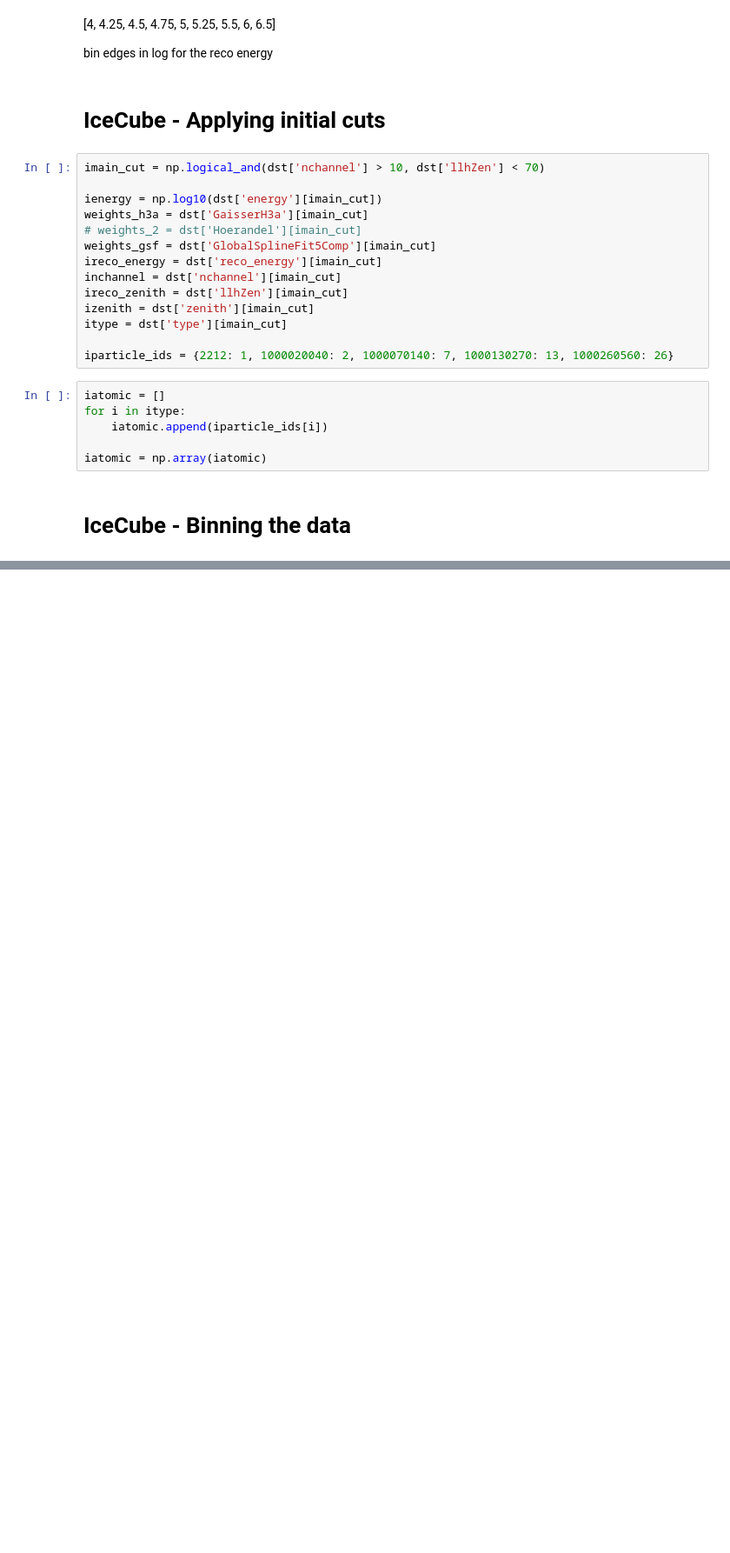
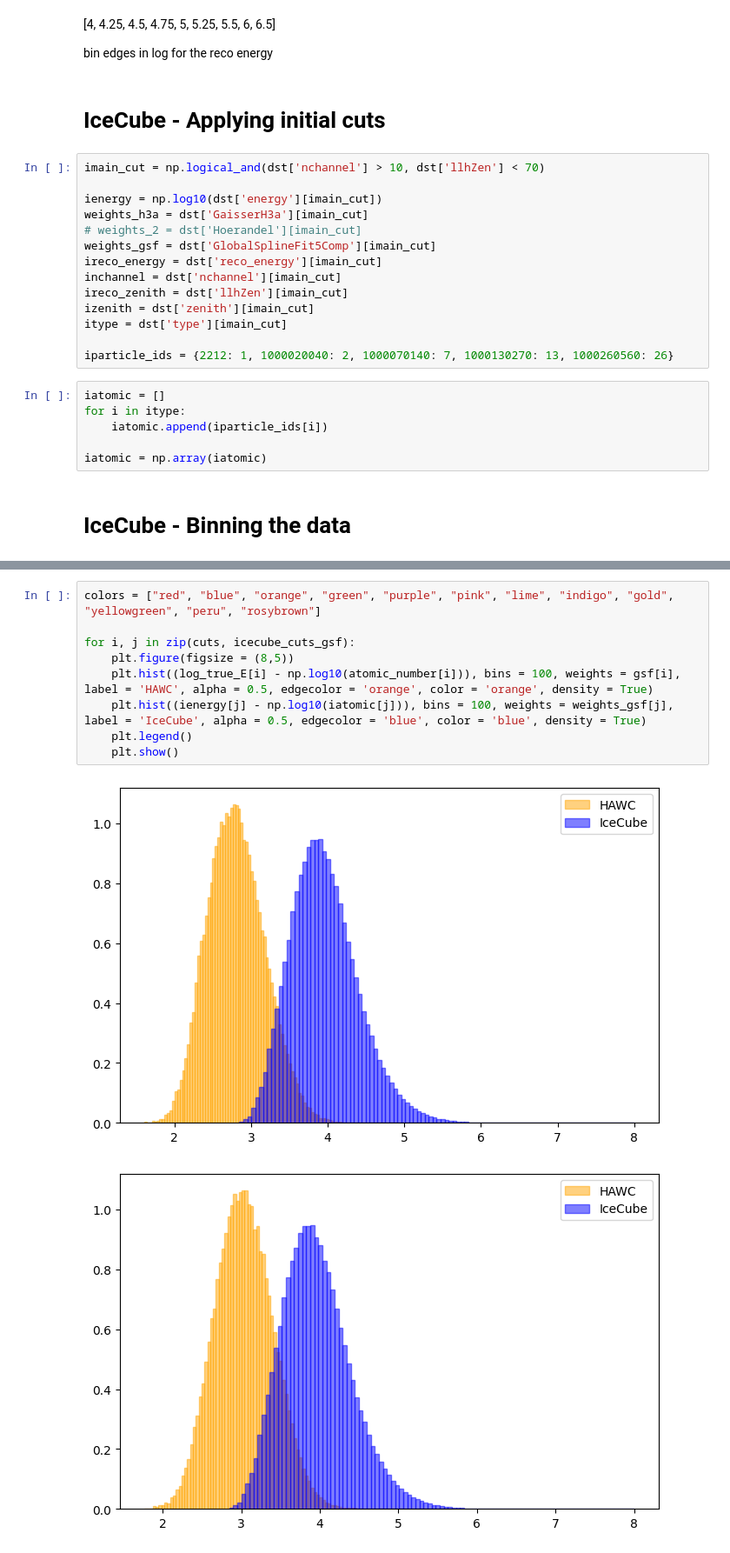
Before and after one commit to riyakore/WIPAC, a Jupyter notebook: HAWC_IceCube_Collab.ipynb, the cells around one changed output, grey strips where cells are left out. Shown at 87% size. Drawn from its saved outputs; the diff is of its cells as text; blank space fills up the shorter version.

```diff
--- a/HAWC_IceCube_Collab.ipynb
+++ b/HAWC_IceCube_Collab.ipynb
@@ -651,0 +558,12 @@ array([4.42289448, 4.5216279 , 4.63815641, ..., 4.31678152, 4.15810585,
+# %%
+colors = ["red", "blue", "orange", "green", "purple", "pink", "lime", "indigo", "gold", "yellowgreen", "peru", "rosybrown"]
+
+for i, j in zip(cuts, icecube_cuts_gsf):
+    plt.figure(figsize = (8,5))
+    plt.hist((log_true_E[i] - np.log10(atomic_number[i])), bins = 100, weights = gsf[i], label = 'HAWC', alpha = 0.5, edgecolor = 'orange', color = 'orange', density = True)
+    plt.hist((ienergy[j] - np.log10(iatomic[j])), bins = 100, weights = weights_gsf[j], label = 'IceCube', alpha = 0.5, edgecolor = 'blue', color = 'blue', density = True)
+    plt.legend()
+    plt.show()
+# %% [output]
+[figure, added]
+[figure, added]
```
Also changed, not shown: parts of 35 cells of this notebook.
